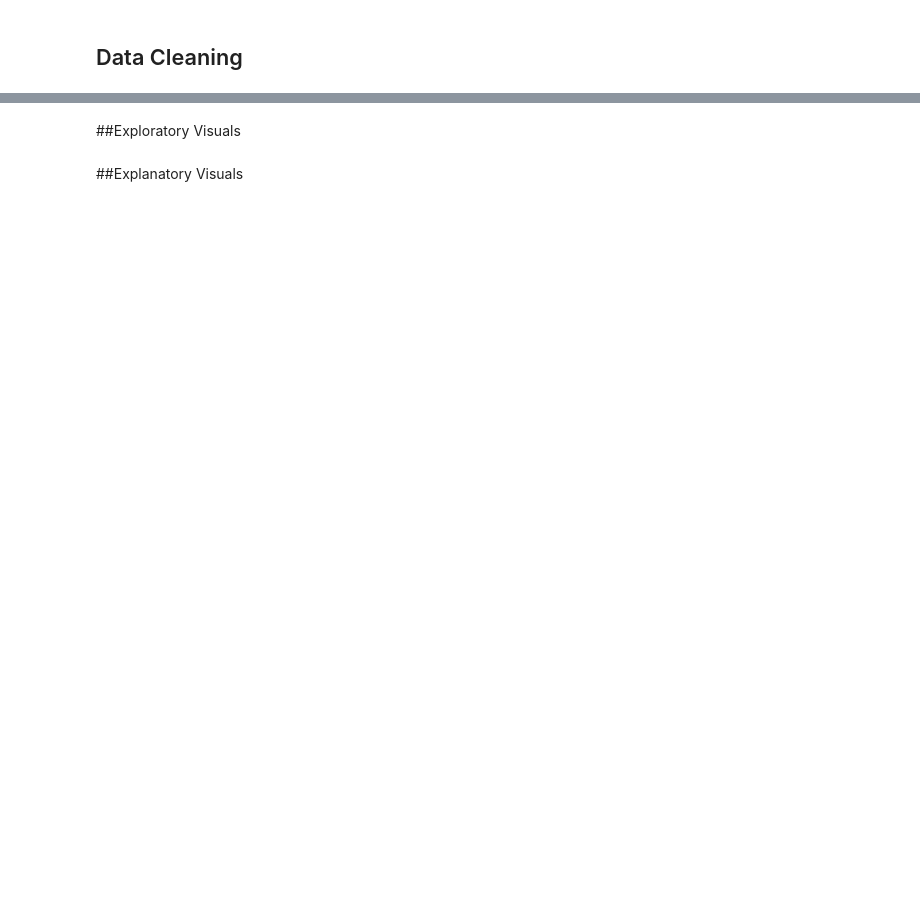
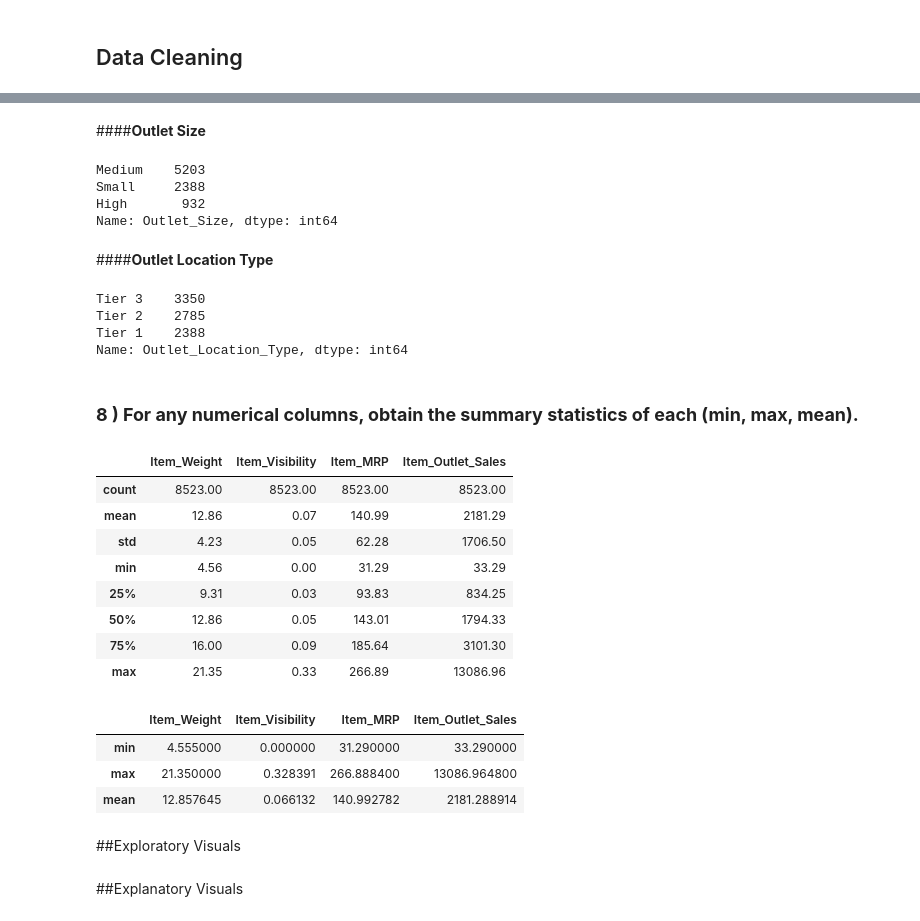
Before and after one commit to iarbietonilsson/food_sales_predictions, a Jupyter notebook: DataScienceFoodSalesPredictions_Ingrid.ipynb, the cells around one changed output, grey strips where cells are left out. Cells and saved outputs as stored; diff of their text form; code cells hidden in the pictures; blank space fills up the shorter version.

```diff
--- a/DataScienceFoodSalesPredictions_Ingrid.ipynb
+++ b/DataScienceFoodSalesPredictions_Ingrid.ipynb
@@ -10,0 +280,2 @@
+# %%
+df.drop(columns = ['Item_Identifier', 'Outlet_Identifier', 'Outlet_Type', 'Outlet_Establishment_Year'], inplace = True)
@@ -10,0 +380,3 @@
+# %%
+# fill missing values with mean for item weight
+df['Item_Weight'].fillna(value = df['Item_Weight'].mean(), inplace = True)
@@ -10,0 +396,3 @@
+# %%
+# fill in with mode - most common value
+df['Outlet_Size'].fillna(value = 'Medium', inplace = True)
@@ -10,0 +449,4 @@
+# %%
+# replace inconsistent values for item fat content
+df.replace(['LF','low fat'], ['Low Fat', 'Low Fat'], inplace = True)
+df.replace(['reg'], ['Regular'], inplace = True)
@@ -11,3 +483,47 @@
+# %% [markdown]
+####**Outlet Size**
+# %%
+#  values for outlet size
+df['Outlet_Size'].value_counts()
+# %% [output]
+Medium    5203
+Small     2388
+High       932
+Name: Outlet_Size, dtype: int64
+# %% [markdown]
+####**Outlet Location Type**
+# %%
+# values for outlet location type
+df['Outlet_Location_Type'].value_counts()
+# %% [output]
+Tier 3    3350
+Tier 2    2785
+Tier 1    2388
+Name: Outlet_Location_Type, dtype: int64
+# %% [markdown]
+### **8 ) For any numerical columns, obtain the summary statistics of each (min, max, mean).**
+# %%
+# summary statistics for numerical values
+df.describe().round(2)
+# %% [output]
+|  | Item_Weight | Item_Visibility | Item_MRP | Item_Outlet_Sales |
+| count | 8523.00 | 8523.00 | 8523.00 | 8523.00 |
+| mean | 12.86 | 0.07 | 140.99 | 2181.29 |
+| std | 4.23 | 0.05 | 62.28 | 1706.50 |
+| min | 4.56 | 0.00 | 31.29 | 33.29 |
+| 25% | 9.31 | 0.03 | 93.83 | 834.25 |
+| 50% | 12.86 | 0.05 | 143.01 | 1794.33 |
+| 75% | 16.00 | 0.09 | 185.64 | 3101.30 |
+| max | 21.35 | 0.33 | 266.89 | 13086.96 |
+# %%
+# another way to show min, max, & mean
+summary_stats = df.describe()
+summary_stats.loc[['min','max','mean']]
+# %% [output]
+|  | Item_Weight | Item_Visibility | Item_MRP | Item_Outlet_Sales |
+| min | 4.555000 | 0.000000 | 31.290000 | 33.290000 |
+| max | 21.350000 | 0.328391 | 266.888400 | 13086.964800 |
+| mean | 12.857645 | 0.066132 | 140.992782 | 2181.288914 |
 # %% [markdown]
 ##Exploratory Visuals
 # %% [markdown]
```
Also changed, not shown: parts of 51 cells of this notebook.
